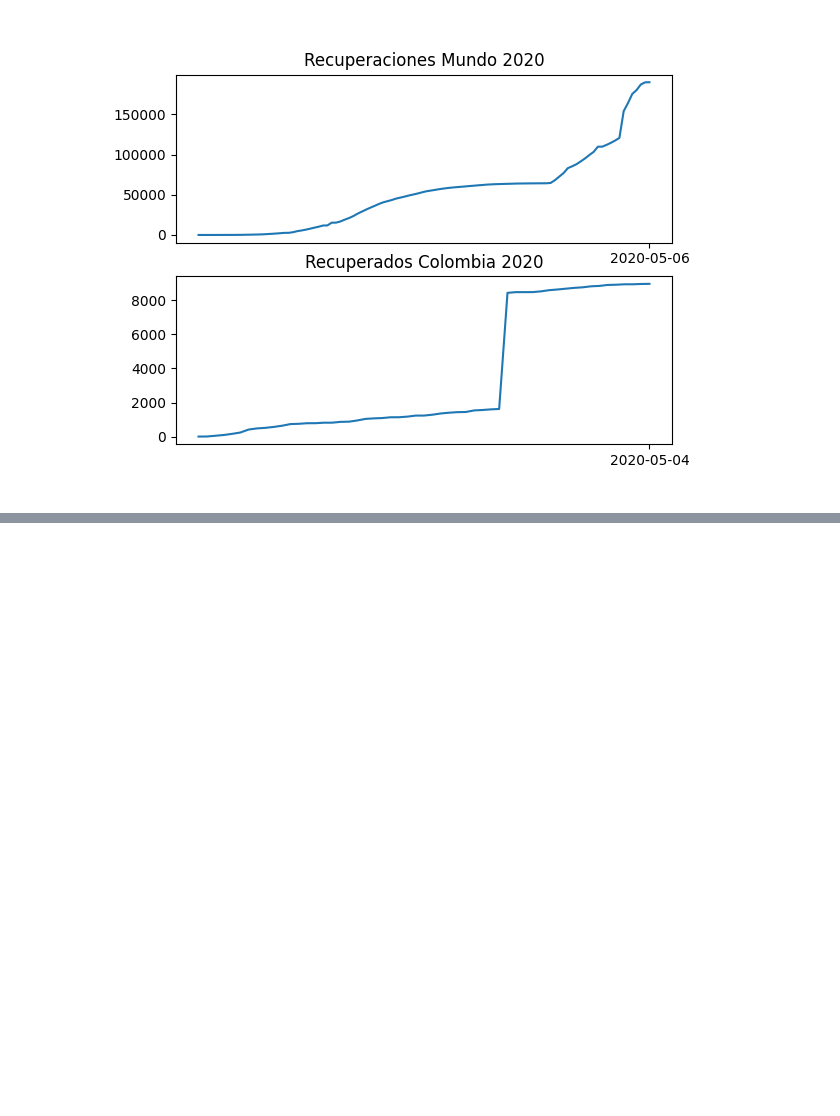
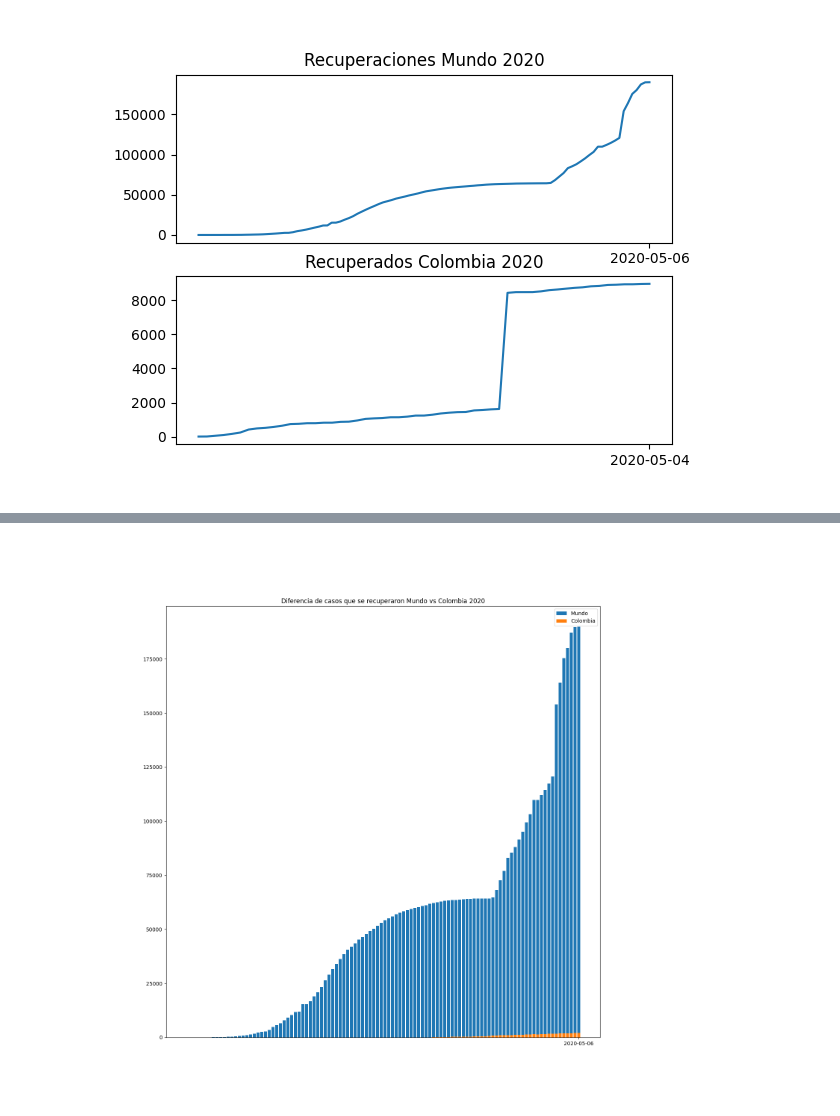
Before and after one commit to rvillegasm/proyecto-bigdata, a Jupyter notebook: Comparative/proyecto-bigdata-comparativa.ipynb, the cells around one changed output, grey strips where cells are left out. Saved outputs shown, nothing was run; the diff lists cells and outputs as text; code cells hidden in the pictures; blank space fills up the shorter version.

```diff
--- a/Comparative/proyecto-bigdata-comparativa.ipynb
+++ b/Comparative/proyecto-bigdata-comparativa.ipynb
@@ -149,3 +259,48 @@ ax2[1].set_xticks(x2[-1:])
 # %% [output]
 [interactive output not drawn]
 [figure]
+# %%
+#Graficas comparativas del progreso de casos de muerte
+
+fig5, ax5 = plt.subplots(figsize=(15,15))
+
+progressCases = df_recovered.withColumn("Value", col("Value").cast("int")).groupBy("Date").agg(max_("Value")).orderBy('max(Value)',ascending=True)
+x = progressCases.toPandas()['Date'].values.tolist()
+y = progressCases.toPandas()['max(Value)'].values.tolist()
+
+acum = 0
+
+infection_progress = df_colombia.groupBy('Fecha recuperado').count().orderBy('Fecha recuperado',ascending=True)
+x2 = infection_progress.toPandas()['Fecha recuperado'].values.tolist()
+y2 = infection_progress.toPandas()['count'].values.tolist()
+
+#Quitamos primeros datos atipicos
+x2 = x2[3:]
+y2 = y2[3:]
+
+for e in range(len(y2)):
+    if x2[e] is None:
+        x2[e] = 'NA';
+    else:
+        x2[e] = x2[e][0:10]
+    acum += y2[e]
+    y2[e] = acum
+
+length = int(len(y))
+temp_y_colombia = [0]*length
+
+for e in range(len(x)):
+    if x[e] in x2:
+        ind = x2.index(x[e])
+        temp_y_colombia[e] = y2[ind]
+    else:
+        temp_y_colombia[e] = 0
+
+ax5.bar(x[1:],y[1:],label='Mundo')
+ax5.bar(x[1:],temp_y_colombia[1:],label='Colombia')
+ax5.set_xticks(x[-1:])
+ax5.set_title('Diferencia de casos que se recuperaron Mundo vs Colombia 2020')
+ax5.legend(loc="upper right")
+
+%matplot plt
+# %% [output]
@@ -151,0 +308 @@ ax2[1].set_xticks(x2[-1:])
+[figure, added]
```
Also changed, not shown: parts of 6 cells of this notebook, 18 other files.
